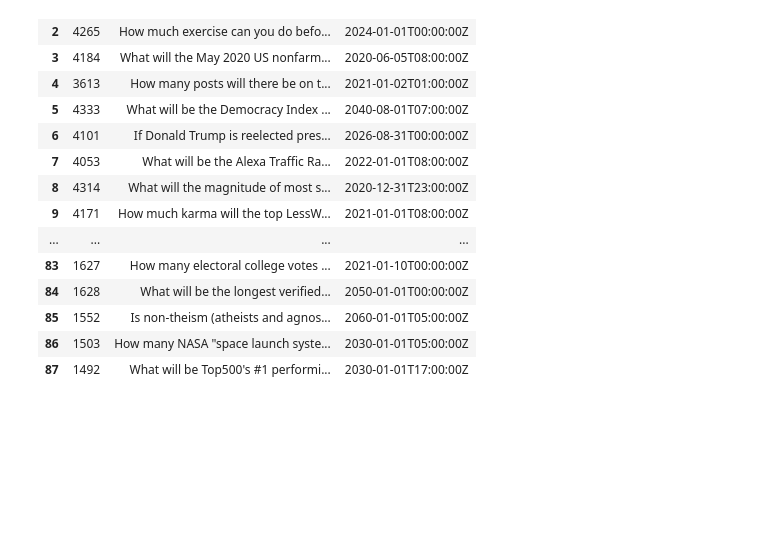
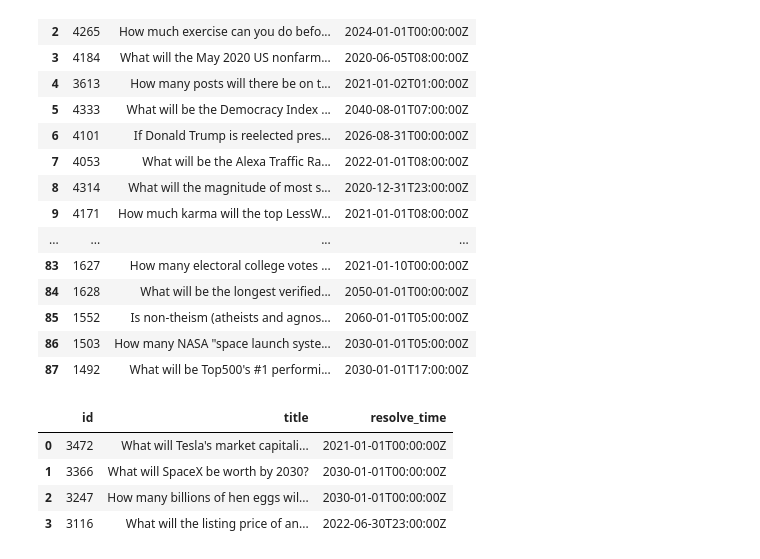
Before and after one commit to oughtinc/ergo, a Jupyter notebook: notebooks/find-linear-questions.ipynb, the cells around one changed output. Drawn from its saved outputs; the diff is of its cells as text; code cells hidden in the pictures; blank space fills up the shorter version.

```diff
--- a/notebooks/find-linear-questions.ipynb
+++ b/notebooks/find-linear-questions.ipynb
@@ -57,3 +57,13 @@ open_qs[0].to_dataframe(open_qs)
 | 85 | 1552 | Is non-theism (atheists and agnos... | 2060-01-01T05:00:00Z |
 | 86 | 1503 | How many NASA "space launch syste... | 2030-01-01T05:00:00Z |
 | 87 | 1492 | What will be Top500's #1 performi... | 2030-01-01T17:00:00Z |
+# %%
+more_than_20_percent_outside = [q for q in open_qs if q.latest_community_percentiles["low"] > 0.2 or q.latest_community_percentiles["high"] < 0.8]
+# %%
+more_than_20_percent_outside[0].to_dataframe(more_than_20_percent_outside)
+# %% [output]
+|  | id | title | resolve_time |
+| 0 | 3472 | What will Tesla's market capitali... | 2021-01-01T00:00:00Z |
+| 1 | 3366 | What will SpaceX be worth by 2030? | 2030-01-01T00:00:00Z |
+| 2 | 3247 | How many billions of hen eggs wil... | 2030-01-01T00:00:00Z |
+| 3 | 3116 | What will the listing price of an... | 2022-06-30T23:00:00Z |
```
Also changed, not shown: parts of 2 cells of this notebook.
